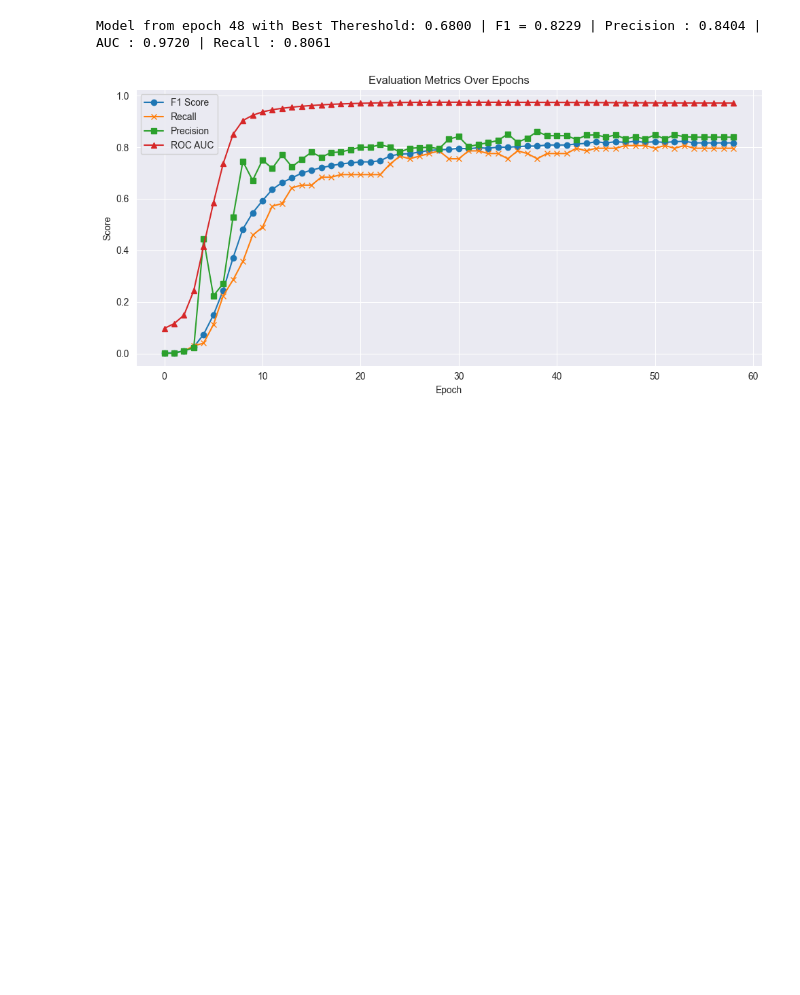
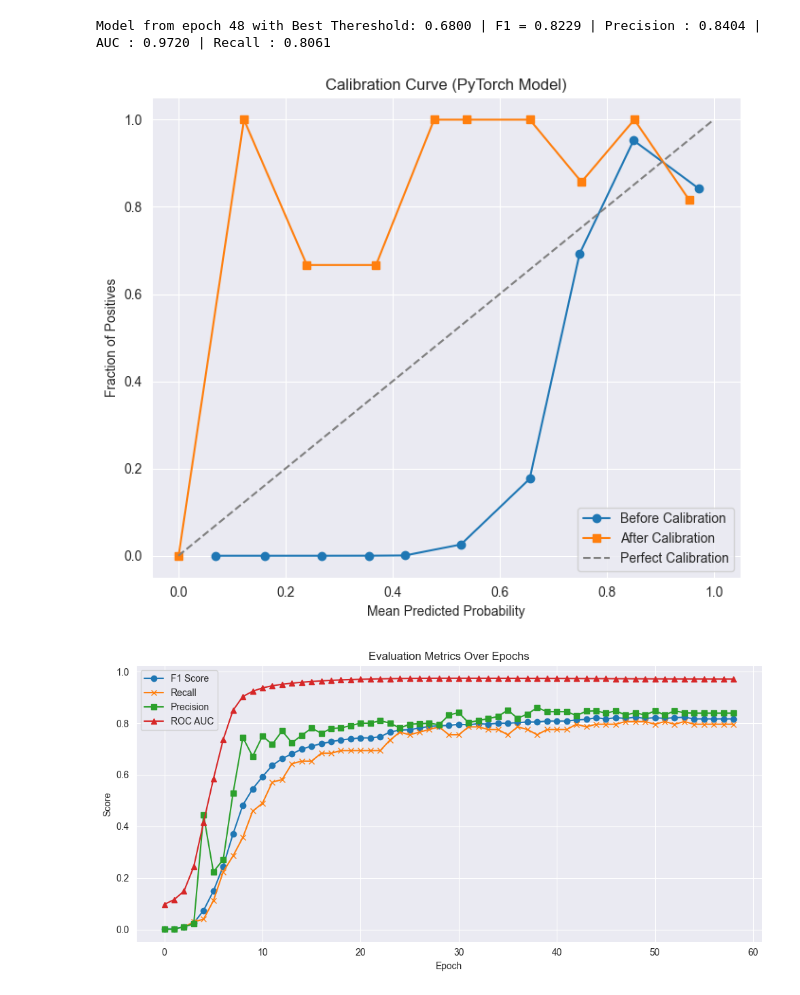
Before and after one commit to severussnape19/credit-card-fraud-detection, a Jupyter notebook: project.ipynb, the cells around one changed output. Cells and saved outputs as stored; diff of their text form; code cells hidden in the pictures; blank space fills up the shorter version.

```diff
--- a/project.ipynb
+++ b/project.ipynb
@@ -303,6 +304,46 @@ print(f"Model from epoch {checkpoint['epoch']} with Best Thereshold: {checkpoint
 [figure]
 [figure]
 Model from epoch 48 with Best Thereshold: 0.6800 | F1 = 0.8229 | Precision : 0.8404 | AUC : 0.9720 | Recall : 0.8061
+# %%
+from sklearn.linear_model import LogisticRegressionCV
+
+# Reshape test_probs to 2D because sklearn expects it that way
+test_probs_reshaped = test_probs.reshape(-1, 1)
+
+# Fit calibration model
+calibrator = LogisticRegressionCV(cv=5, max_iter=1000)
+calibrator.fit(test_probs_reshaped, y_true)
+
+# Calibrated probabilities
+calibrated_probs = calibrator.predict_proba(test_probs_reshaped)[:, 1]
+# %%
+from sklearn.calibration import calibration_curve
+import matplotlib.pyplot as plt
+
+def plot_calibration_comparison(y_true, uncalibrated_probs, calibrated_probs):
+    plt.figure(figsize=(7, 6))
+
+    # Before calibration
+    prob_true_raw, prob_pred_raw = calibration_curve(y_true, uncalibrated_probs, n_bins=10)
+    plt.plot(prob_pred_raw, prob_true_raw, label="Before Calibration", marker='o')
+
+    # After calibration
+    prob_true_cal, prob_pred_cal = calibration_curve(y_true, calibrated_probs, n_bins=10)
+    plt.plot(prob_pred_cal, prob_true_cal, label="After Calibration", marker='s')
+
+    # Reference line
+    plt.plot([0, 1], [0, 1], linestyle='--', color='gray', label="Perfect Calibration")
+    plt.xlabel("Mean Predicted Probability")
+    plt.ylabel("Fraction of Positives")
+    plt.title("Calibration Curve (PyTorch Model)")
+    plt.legend()
+    plt.grid(True)
+    plt.tight_layout()
+    plt.show()
+# %%
+plot_calibration_comparison(y_true, test_probs, calibrated_probs)
+# %% [output]
+[figure, added]
 # %%
 sns.set_style('darkgrid')
 plt.figure(figsize=(10, 5))
```
Also changed, not shown: parts of 4 cells of this notebook.
